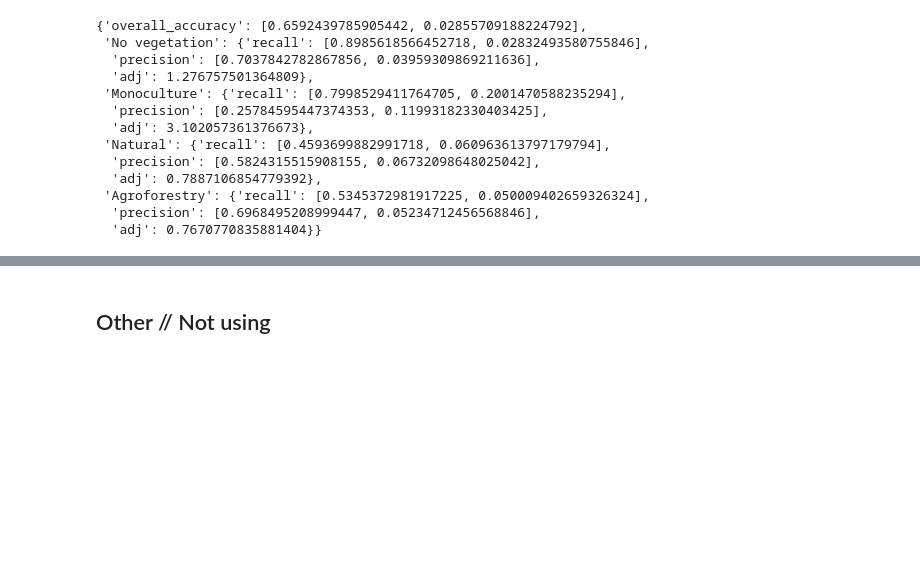
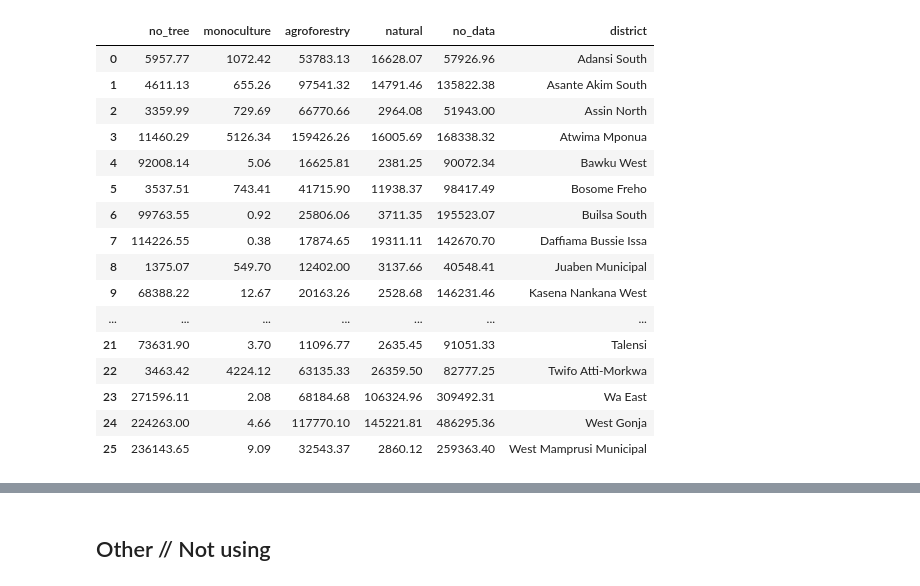
Before and after one commit to wri/plantation_classifier, a Jupyter notebook: notebooks/analyses/figures_tables.ipynb, the cells around one changed output, grey strips where cells are left out. Cells and saved outputs as stored; diff of their text form; code cells hidden in the pictures; blank space fills up the shorter version.

Commit message:
final confirmation of error-adj asseessments

```diff
--- a/notebooks/analyses/figures_tables.ipynb
+++ b/notebooks/analyses/figures_tables.ipynb
@@ -97,20 +88 @@ def calculate_adjusted_area(repr_raster, prj_districts, error_dict):
     return df
-# %%
-with open("../../data/validation/ci_error_adjustment.json", "r") as f:
-    error = json.load(f)
-
-error
-# %% [output]
-{'overall_accuracy': [0.6592439785905442, 0.02855709188224792],
- 'No vegetation': {'recall': [0.8985618566452718, 0.02832493580755846],
-  'precision': [0.7037842782867856, 0.03959309869211636],
-  'adj': 1.276757501364809},
- 'Monoculture': {'recall': [0.7998529411764705, 0.2001470588235294],
-  'precision': [0.25784595447374353, 0.11993182330403425],
-  'adj': 3.102057361376673},
- 'Natural': {'recall': [0.4593699882991718, 0.060963613797179794],
-  'precision': [0.5824315515908155, 0.06732098648025042],
-  'adj': 0.7887106854779392},
- 'Agroforestry': {'recall': [0.5345372981917225, 0.050009402659326324],
-  'precision': [0.6968495208999447, 0.05234712456568846],
-  'adj': 0.7670770835881404}}
@@ -117,2 +103,25 @@ error
 # %%
-area_assess = calculate_adjusted_area(repj_raster, prj_districts, error)
+## background has higher recall, area is underrepresented
+## monoculture has higher recall, area is underrepresented
+## agroforestry has higher precision, area is overrepresented
+## natural has higher precision, area is overrepresented
+area_assess1 = pd.read_csv('../../data/area_assessment.csv')
+area_assess1
+# %% [output]
+|  | no_tree | monoculture | agroforestry | natural | no_data | district |
+| 0 | 5957.77 | 1072.42 | 53783.13 | 16628.07 | 57926.96 | Adansi South |
+| 1 | 4611.13 | 655.26 | 97541.32 | 14791.46 | 135822.38 | Asante Akim South |
+| 2 | 3359.99 | 729.69 | 66770.66 | 2964.08 | 51943.00 | Assin North |
+| 3 | 11460.29 | 5126.34 | 159426.26 | 16005.69 | 168338.32 | Atwima Mponua |
+| 4 | 92008.14 | 5.06 | 16625.81 | 2381.25 | 90072.34 | Bawku West |
+| 5 | 3537.51 | 743.41 | 41715.90 | 11938.37 | 98417.49 | Bosome Freho |
+| 6 | 99763.55 | 0.92 | 25806.06 | 3711.35 | 195523.07 | Builsa South |
+| 7 | 114226.55 | 0.38 | 17874.65 | 19311.11 | 142670.70 | Daffiama Bussie Issa |
+| 8 | 1375.07 | 549.70 | 12402.00 | 3137.66 | 40548.41 | Juaben Municipal |
+| 9 | 68388.22 | 12.67 | 20163.26 | 2528.68 | 146231.46 | Kasena Nankana West |
+| ... | ... | ... | ... | ... | ... | ... |
+| 21 | 73631.90 | 3.70 | 11096.77 | 2635.45 | 91051.33 | Talensi |
+| 22 | 3463.42 | 4224.12 | 63135.33 | 26359.50 | 82777.25 | Twifo Atti-Morkwa |
+| 23 | 271596.11 | 2.08 | 68184.68 | 106324.96 | 309492.31 | Wa East |
+| 24 | 224263.00 | 4.66 | 117770.10 | 145221.81 | 486295.36 | West Gonja |
+| 25 | 236143.65 | 9.09 | 32543.37 | 2860.12 | 259363.40 | West Mamprusi Municipal |
```
Also changed, not shown: parts of 6 cells of this notebook.
